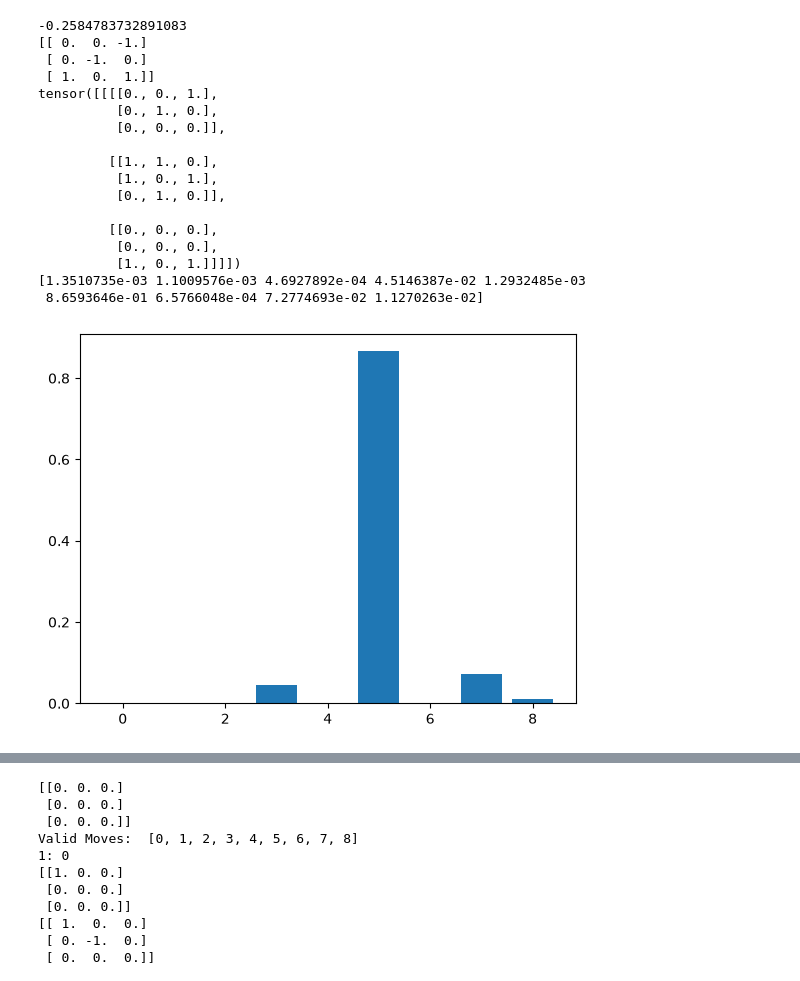
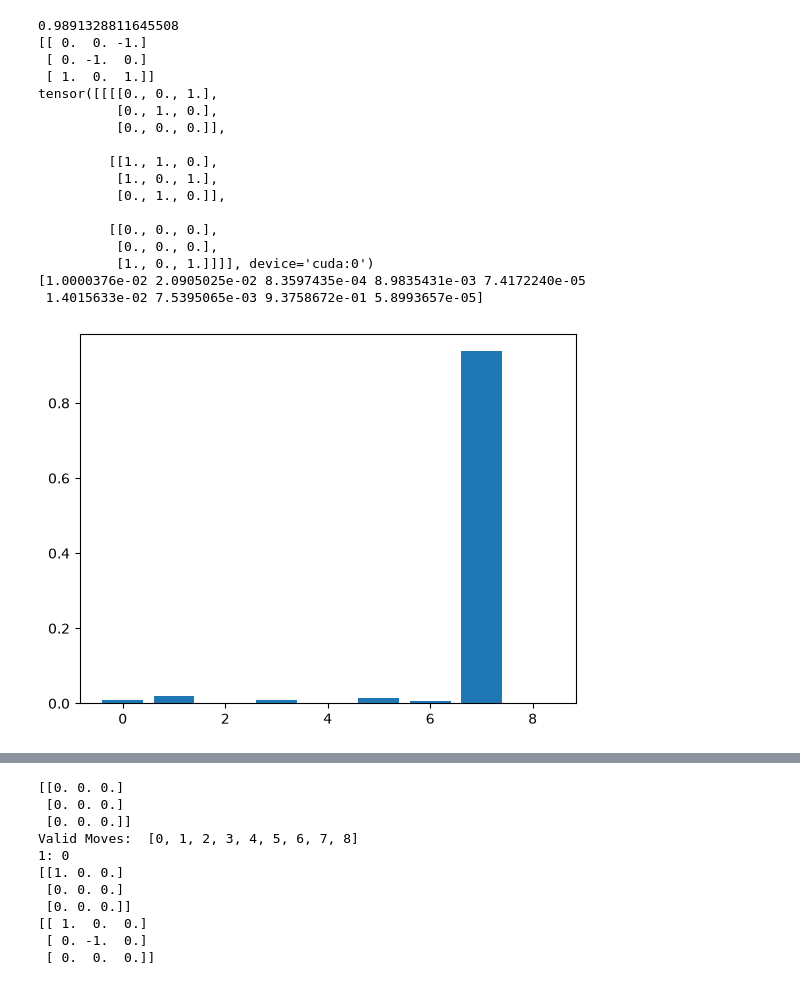
Before and after one commit to chengzansong/AlphaZero, a Jupyter notebook: AlphaZero.ipynb, the cells around one changed output, grey strips where cells are left out. Drawn from its saved outputs; the diff is of its cells as text; code cells hidden in the pictures.

Commit message:
Finished model
the final finished connect 4 model from training

```diff
--- a/AlphaZero.ipynb
+++ b/AlphaZero.ipynb
@@ -67,6 +102,9 @@ class TicTacToe:
         self.column_count = 3
         self.row_count = 3
         self.action_size = 9
+
+    def __repr__(self):
+        return "TicTacToe"
 
     def get_initial_state(self):
         return np.zeros((self.row_count, self.column_count))
@@ -113,4 +151,8 @@ class TicTacToe:
         encoded_state = np.stack(
             (state == -1, state == 0, state ==1)
         ).astype(np.float32)
+
+        if len(state.shape)==3:
+            encoded_state = np.swapaxes(encoded_state, 0, 1)
+
         return encoded_state
@@ -348,6 +405,9 @@ class ResBlock(nn.Module):
         return x
 # %%
 tictactoe = TicTacToe()
+
+device = torch.device("cuda" if torch.cuda.is_available() else "cpu")
+
 state = tictactoe.get_initial_state()
 
 state = tictactoe.get_next_state(state, 2, -1)
@@ -357,43 +417,43 @@ state = tictactoe.get_next_state(state, 8, 1)
 
 encoded_state = tictactoe.get_encoded_state(state)
 
-tensor_state = torch.tensor(encoded_state).unsqueeze(0)
+tensor_state = torch.tensor(encoded_state, device = device).unsqueeze(0)
 
-model = ResNet(tictactoe, 4, 64) #resBlocks = 4, num hidden = 64
+model = ResNet(tictactoe, 4, 64, device = device) #resBlocks = 4, num hidden = 64
 model.load_state_dict(torch.load('model_2.pt'))
 model.eval()
 
 policy, value = model(tensor_state)
 
 value = value.item()
 policy = torch.softmax(policy, axis = 1).squeeze(0).detach().cpu().numpy()
 
 print(value)
 print(state)
 print(tensor_state)
 print(policy)
 
 plt.bar(range(tictactoe.action_size), policy)
 plt.show()
 # %% [output]
--0.2584783732891083
+0.9891328811645508
 [[ 0.  0. -1.]
  [ 0. -1.  0.]
  [ 1.  0.  1.]]
 tensor([[[[0., 0., 1.],
           [0., 1., 0.],
           [0., 0., 0.]],
 
          [[1., 1., 0.],
           [1., 0., 1.],
           [0., 1., 0.]],
 
          [[0., 0., 0.],
           [0., 0., 0.],
-          [1., 0., 1.]]]])
-[1.3510735e-03 1.1009576e-03 4.6927892e-04 4.5146387e-02 1.2932485e-03
- 8.6593646e-01 6.5766048e-04 7.2774693e-02 1.1270263e-02]
+          [1., 0., 1.]]]], device='cuda:0')
+[1.0000376e-02 2.0905025e-02 8.3597435e-04 8.9835431e-03 7.4172240e-05
+ 1.4015633e-02 7.5395065e-03 9.3758672e-01 5.8993657e-05]
-[figure, old version]
+[figure, new version]
 # %%
 valid_moves = tictactoe.get_valid_moves(state)
 print(valid_moves)
```
Also changed, not shown: parts of 17 cells of this notebook.
